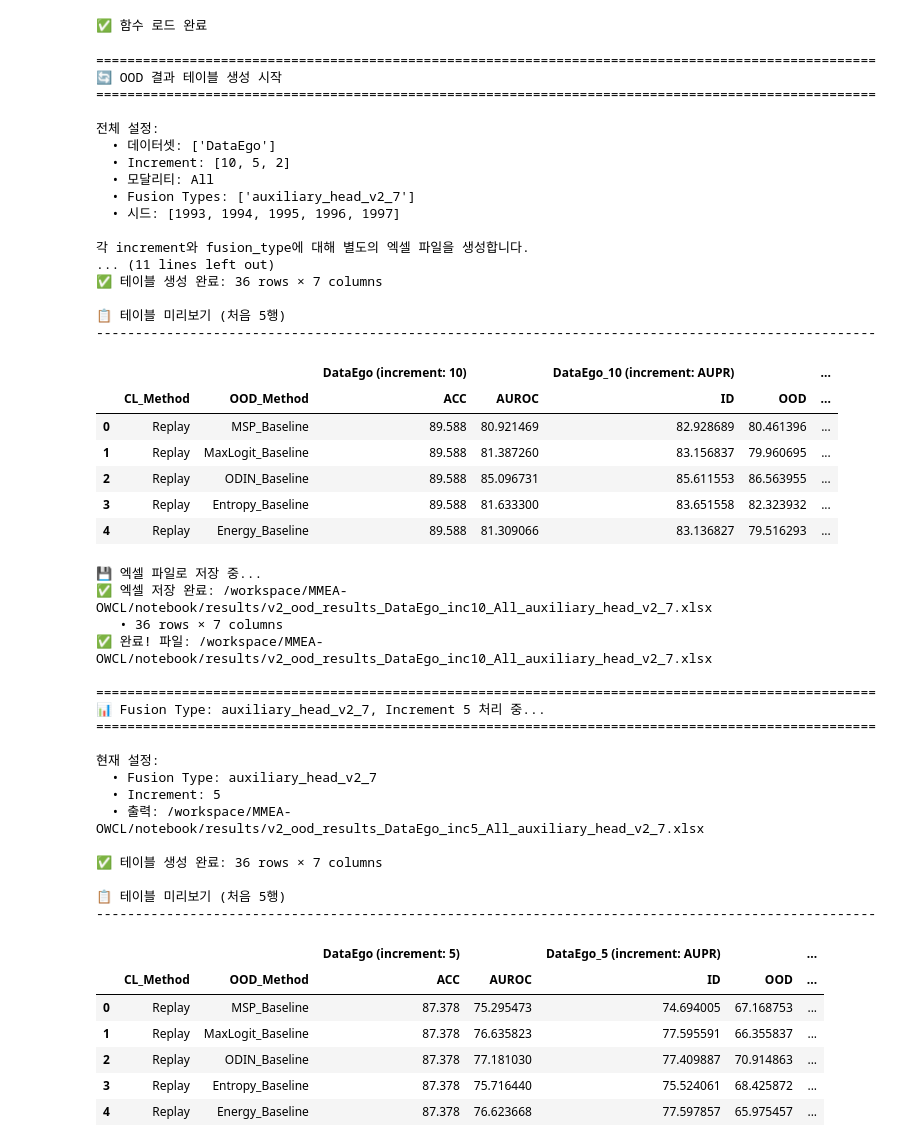
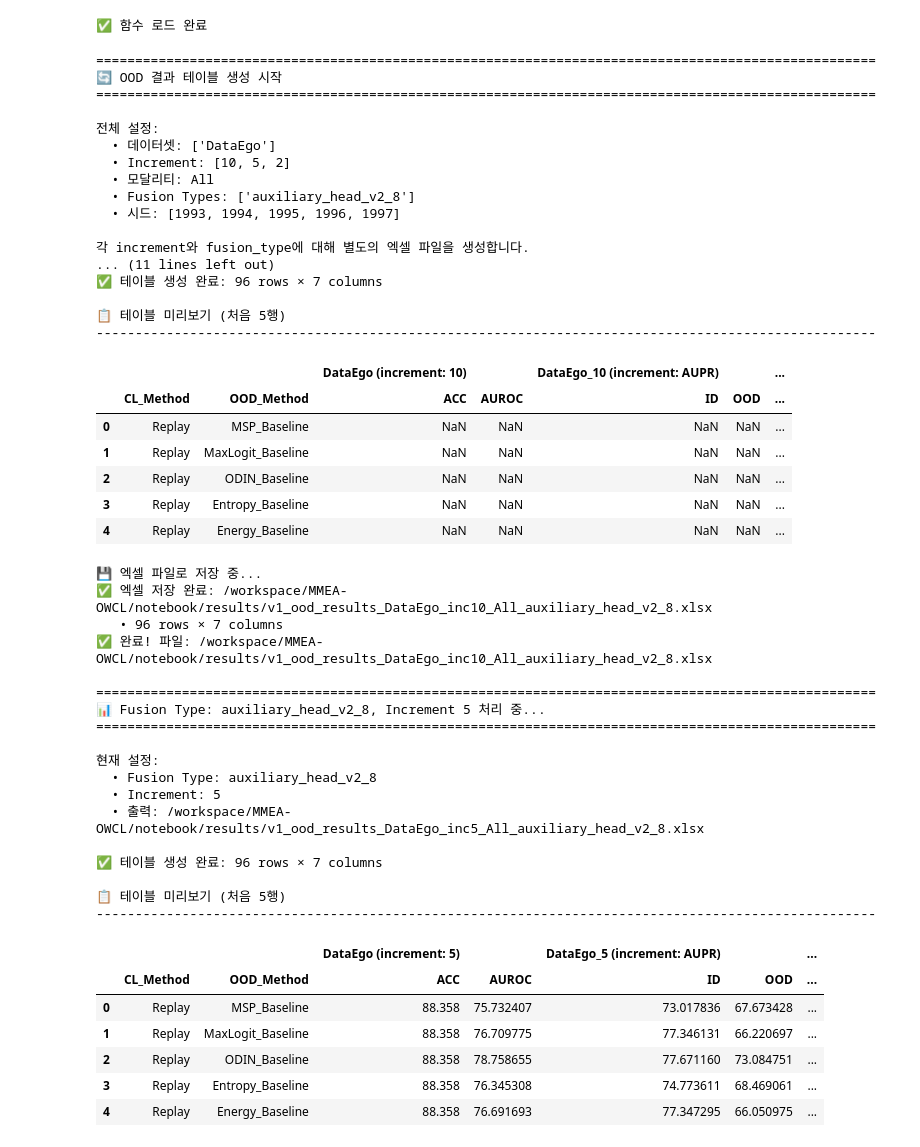
Before and after one commit to HyeJeongIm/MMEA-OWCL, a Jupyter notebook: notebook/4.extract_eval_from_wandb.ipynb, the cells around one changed output. Saved outputs shown, nothing was run; the diff lists cells and outputs as text; code cells hidden in the pictures.

Commit message:
refactor: update experimental dir to add confidence_method for auxiliary_head

```diff
--- a/notebook/4.extract_eval_from_wandb.ipynb
+++ b/notebook/4.extract_eval_from_wandb.ipynb
@@ -216,8 +215,20 @@ def create_ood_result_table(df, datasets=['DataEgo', 'UESTC-MMEA-CL'], increment
     if cl_methods is None:
         cl_methods = ['Replay', 'iCaRL', 'EWC', 'LwF']
     if ood_methods is None:
-        ood_methods = ['MSP_Baseline', 'MaxLogit_Baseline', 'ODIN_Baseline', 'Entropy_Baseline',
-                       'Energy_Baseline', 'ReAct_Baseline', 'ASH_S_Baseline', 'Scale_Baseline', 'LTS_Baseline']
+        ood_methods = [
+            # Baseline methods
+            'MSP_Baseline', 'MaxLogit_Baseline', 'ODIN_Baseline', 'Entropy_Baseline',
+            'Energy_Baseline', 'ReAct_Baseline', 'ASH_S_Baseline', 'Scale_Baseline', 'LTS_Baseline',
+            # Hybrid NoWeight methods
+            'MSP_Hybrid_NoWeight', 'MaxLogit_Hybrid_NoWeight', 'ODIN_Hybrid_NoWeight',
+            'Entropy_Hybrid_NoWeight', 'Energy_Hybrid_NoWeight',
+            # Hybrid ConfRaw methods
+            'MSP_Hybrid_ConfRaw', 'MaxLogit_Hybrid_ConfRaw', 'ODIN_Hybrid_ConfRaw',
+            'Entropy_Hybrid_ConfRaw', 'Energy_Hybrid_ConfRaw',
+            # Hybrid ConfNormalized methods
+            'MSP_Hybrid_ConfNormalized', 'MaxLogit_Hybrid_ConfNormalized', 'ODIN_Hybrid_ConfNormalized',
+            'Entropy_Hybrid_ConfNormalized', 'Energy_Hybrid_ConfNormalized'
+        ]
 
     results = []
     for cl_method in cl_methods:
@@ -345,7 +356,7 @@ target_datasets = ['DataEgo'] # 'UESTC-MMEA-CL', 'DataEgo'
 target_increments = [10, 5, 2]  # 각 increment에 대해 별도 파일 생성
 target_modality = 'All'
 target_seeds = [1993, 1994, 1995, 1996, 1997]
-target_fusion_types = ['auxiliary_head_v2_7']  # 'concat', 'auxiliary_head_v2_7'
+target_fusion_types = ['auxiliary_head_v2_8']  # 'concat', 'auxiliary_head_v2_7'
 
 # 출력 디렉토리 설정
 output_dir = notebook_dir / 'results'
@@ -396,63 +407,63 @@ for fusion_type in target_fusion_types:
         print("-" * 100)
         display(ood_table.head(5))
 
         # 엑셀 저장
         print("\n💾 엑셀 파일로 저장 중...")
         save_ood_table_to_excel(ood_table, str(output_filename), apply_formatting=True)
 
         print(f"✅ 완료! 파일: {output_filename}")
 
 print("\n" + "=" * 100)
 print(f"🎉 모든 작업 완료! 총 {len(target_fusion_types) * len(target_increments)}개의 엑셀 파일이 생성되었습니다.")
 print("=" * 100)
 # %% [output]
 ====================================================================================================
 🔄 OOD 결과 테이블 생성 시작
 ====================================================================================================
 
 전체 설정:
   • 데이터셋: ['DataEgo']
   • Increment: [10, 5, 2]
   • 모달리티: All
-  • Fusion Types: ['auxiliary_head_v2_7']
+  • Fusion Types: ['auxiliary_head_v2_8']
   • 시드: [1993, 1994, 1995, 1996, 1997]
 
 각 increment와 fusion_type에 대해 별도의 엑셀 파일을 생성합니다.
 ... (11 lines left out)
-✅ 테이블 생성 완료: 36 rows × 7 columns
+✅ 테이블 생성 완료: 96 rows × 7 columns
 
 📋 테이블 미리보기 (처음 5행)
 ----------------------------------------------------------------------------------------------------
 |  |  |  | DataEgo (increment: 10) |  | DataEgo_10 (increment: AUPR) |  | ... |
 |  | CL_Method | OOD_Method | ACC | AUROC | ID | OOD | ... |
-| 0 | Replay | MSP_Baseline | 89.588 | 80.921469 | 82.928689 | 80.461396 | ... |
-| 1 | Replay | MaxLogit_Baseline | 89.588 | 81.387260 | 83.156837 | 79.960695 | ... |
-| 2 | Replay | ODIN_Baseline | 89.588 | 85.096731 | 85.611553 | 86.563955 | ... |
-| 3 | Replay | Entropy_Baseline | 89.588 | 81.633300 | 83.651558 | 82.323932 | ... |
-| 4 | Replay | Energy_Baseline | 89.588 | 81.309066 | 83.136827 | 79.516293 | ... |
+| 0 | Replay | MSP_Baseline | NaN | NaN | NaN | NaN | ... |
+| 1 | Replay | MaxLogit_Baseline | NaN | NaN | NaN | NaN | ... |
+| 2 | Replay | ODIN_Baseline | NaN | NaN | NaN | NaN | ... |
+| 3 | Replay | Entropy_Baseline | NaN | NaN | NaN | NaN | ... |
+| 4 | Replay | Energy_Baseline | NaN | NaN | NaN | NaN | ... |
 💾 엑셀 파일로 저장 중...
-✅ 엑셀 저장 완료: /workspace/MMEA-OWCL/notebook/results/v2_ood_results_DataEgo_inc10_All_auxiliary_head_v2_7.xlsx
-   • 36 rows × 7 columns
-✅ 완료! 파일: /workspace/MMEA-OWCL/notebook/results/v2_ood_results_DataEgo_inc10_All_auxiliary_head_v2_7.xlsx
+✅ 엑셀 저장 완료: /workspace/MMEA-OWCL/notebook/results/v1_ood_results_DataEgo_inc10_All_auxiliary_head_v2_8.xlsx
+   • 96 rows × 7 columns
+✅ 완료! 파일: /workspace/MMEA-OWCL/notebook/results/v1_ood_results_DataEgo_inc10_All_auxiliary_head_v2_8.xlsx
 
 ====================================================================================================
-📊 Fusion Type: auxiliary_head_v2_7, Increment 5 처리 중...
+📊 Fusion Type: auxiliary_head_v2_8, Increment 5 처리 중...
 ====================================================================================================
 
 현재 설정:
-  • Fusion Type: auxiliary_head_v2_7
+  • Fusion Type: auxiliary_head_v2_8
   • Increment: 5
-  • 출력: /workspace/MMEA-OWCL/notebook/results/v2_ood_results_DataEgo_inc5_All_auxiliary_head_v2_7.xlsx
+  • 출력: /workspace/MMEA-OWCL/notebook/results/v1_ood_results_DataEgo_inc5_All_auxiliary_head_v2_8.xlsx
 
-✅ 테이블 생성 완료: 36 rows × 7 columns
+✅ 테이블 생성 완료: 96 rows × 7 columns
 
 📋 테이블 미리보기 (처음 5행)
 ----------------------------------------------------------------------------------------------------
 |  |  |  | DataEgo (increment: 5) |  | DataEgo_5 (increment: AUPR) |  | ... |
 |  | CL_Method | OOD_Method | ACC | AUROC | ID | OOD | ... |
-| 0 | Replay | MSP_Baseline | 87.378 | 75.295473 | 74.694005 | 67.168753 | ... |
-| 1 | Replay | MaxLogit_Baseline | 87.378 | 76.635823 | 77.595591 | 66.355837 | ... |
-| 2 | Replay | ODIN_Baseline | 87.378 | 77.181030 | 77.409887 | 70.914863 | ... |
-| 3 | Replay | Entropy_Baseline | 87.378 | 75.716440 | 75.524061 | 68.425872 | ... |
-| 4 | Replay | Energy_Baseline | 87.378 | 76.623668 | 77.597857 | 65.975457 | ... |
+| 0 | Replay | MSP_Baseline | 88.358 | 75.732407 | 73.017836 | 67.673428 | ... |
+| 1 | Replay | MaxLogit_Baseline | 88.358 | 76.709775 | 77.346131 | 66.220697 | ... |
+| 2 | Replay | ODIN_Baseline | 88.358 | 78.758655 | 77.671160 | 73.084751 | ... |
+| 3 | Replay | Entropy_Baseline | 88.358 | 76.345308 | 74.773611 | 68.469061 | ... |
+| 4 | Replay | Energy_Baseline | 88.358 | 76.691693 | 77.347295 | 66.050975 | ... |
 💾 엑셀 파일로 저장 중...
```
Also changed, not shown: parts of 6 cells of this notebook, 2 other files.
